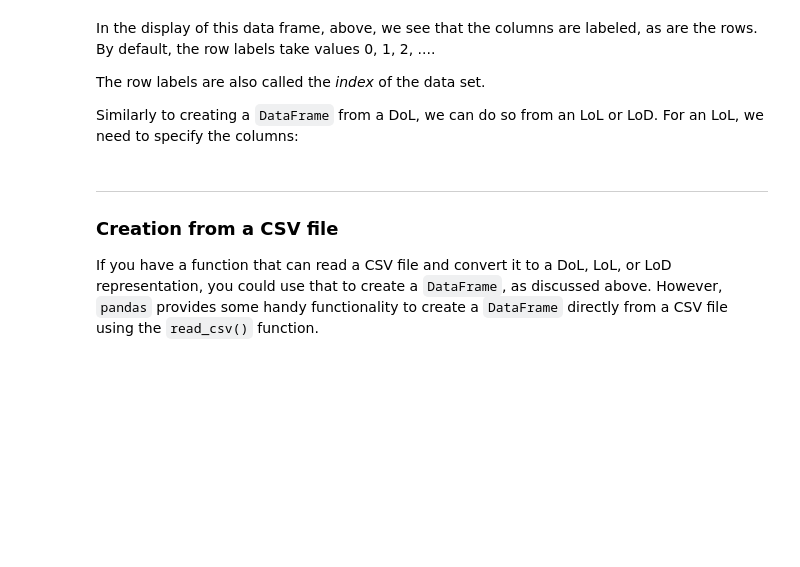
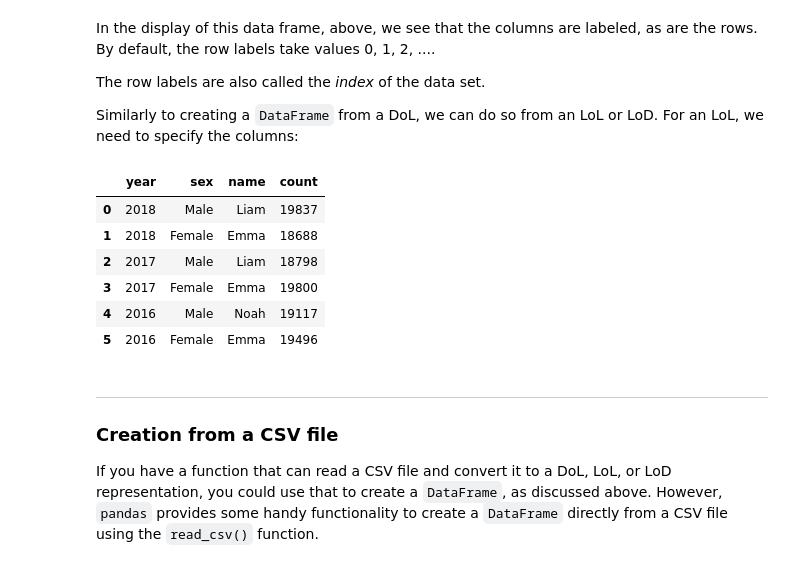
Before and after one commit to nova-nguyen/Data-System-Coursework, a Jupyter notebook: sw_lab/lab_04/pandas_intro.ipynb, the cells around one changed output. Cells and saved outputs as stored; diff of their text form; code cells hidden in the pictures; blank space fills up the shorter version.

```diff
--- a/sw_lab/lab_04/pandas_intro.ipynb
+++ b/sw_lab/lab_04/pandas_intro.ipynb
@@ -40,15 +48,23 @@ Similarly to creating a `DataFrame` from a DoL, we can do so from an LoL or LoD.
 # %%
 topnamesLoL = [[2018, 'Male', 'Liam', 19837],
                [2018, 'Female', 'Emma', 18688],
                [2017, 'Male', 'Liam', 18798],
                [2017, 'Female', 'Emma', 19800],
                [2016, 'Male', 'Noah', 19117],
                [2016, 'Female', 'Emma', 19496]]
 columns = ['year', 'sex', 'name', 'count']
 
-topnames = pd.DataFrame(topnamesDoL, columns=columns)
+topnames = pd.DataFrame(topnamesLoL, columns=columns)
 
 topnames
+# %% [output]
+|  | year | sex | name | count |
+| 0 | 2018 | Male | Liam | 19837 |
+| 1 | 2018 | Female | Emma | 18688 |
+| 2 | 2017 | Male | Liam | 18798 |
+| 3 | 2017 | Female | Emma | 19800 |
+| 4 | 2016 | Male | Noah | 19117 |
+| 5 | 2016 | Female | Emma | 19496 |
 # %% [markdown]
 ---
 
```
Also changed, not shown: parts of 33 cells of this notebook.
